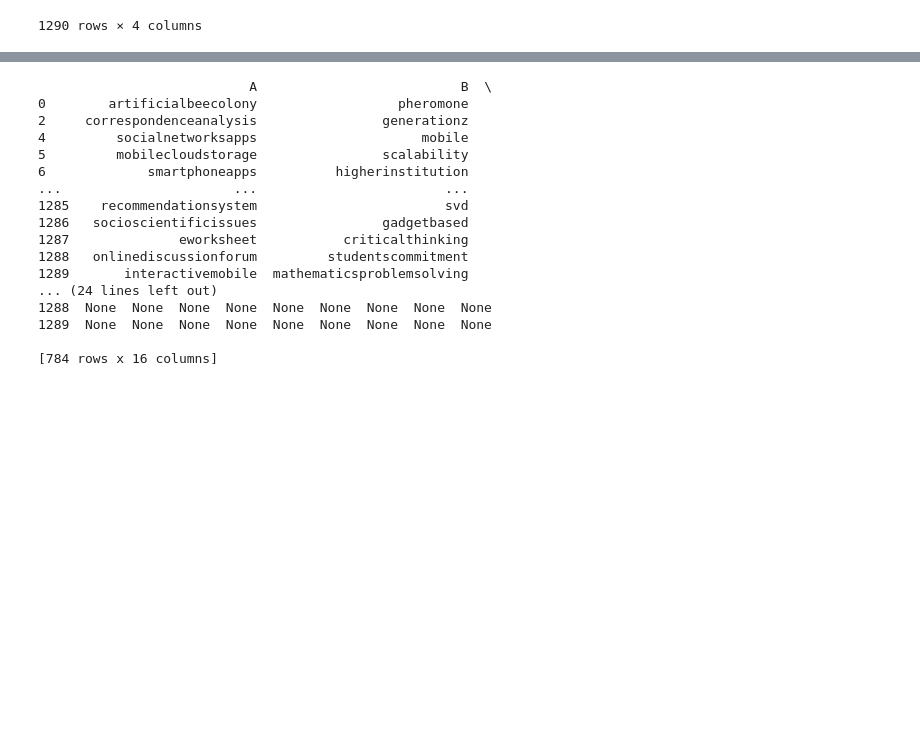
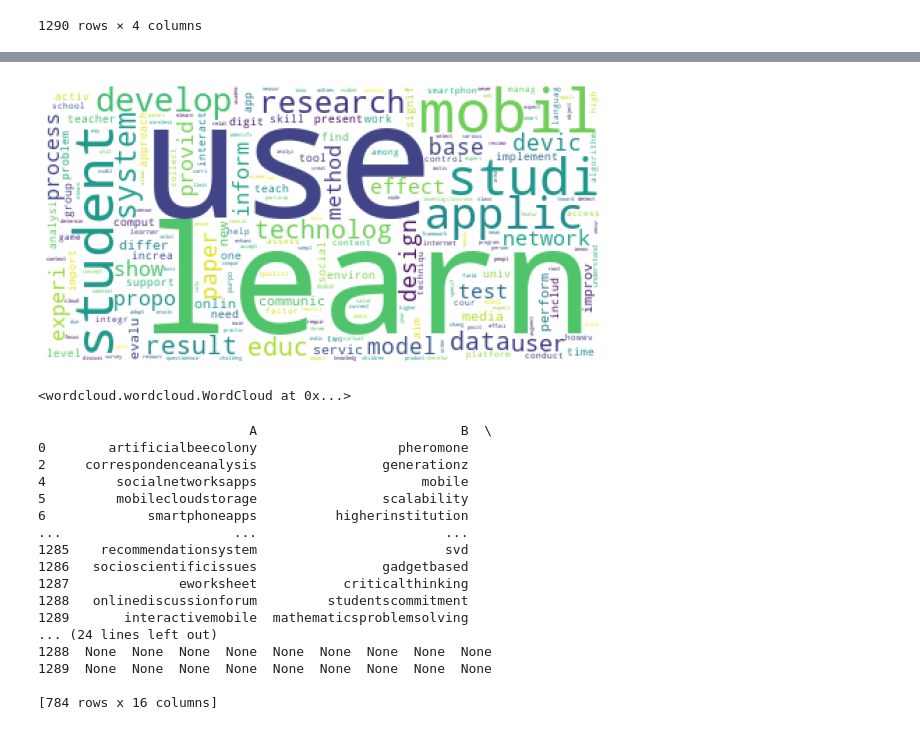
Before and after one commit to Gafiam/TCC, a Jupyter notebook: iJIM/dataset_modeling.ipynb, the cells around one changed output, grey strips where cells are left out. Saved outputs shown, nothing was run; the diff lists cells and outputs as text; code cells hidden in the pictures; blank space fills up the shorter version.

```diff
--- a/iJIM/dataset_modeling.ipynb
+++ b/iJIM/dataset_modeling.ipynb
@@ -194,3 +262,23 @@ Name: year, dtype: int64
+# %%
+import numpy as np
+import pandas as pd
+import matplotlib.pyplot as plt
+
+from wordcloud import WordCloud
+abstracts = articles_df_2['abstract']
+all_abstracts = " ". join(abstracts)
+
+wordcloud = WordCloud(collocations = False, background_color="white").generate(all_abstracts)
+
+plt.figure(figsize=(10,6))
+plt.imshow(wordcloud)
+plt.axis("off")
+plt.show()
+
+wordcloud.to_file("wordcloud.png")
+# %% [output]
+[figure, added]
+<wordcloud.wordcloud.WordCloud at 0x...>
 # %%
 discard = 'machinelearning'
 articles_keywords_droped = articles_keywords
```
Also changed, not shown: parts of 7 cells of this notebook, 27 other files.
